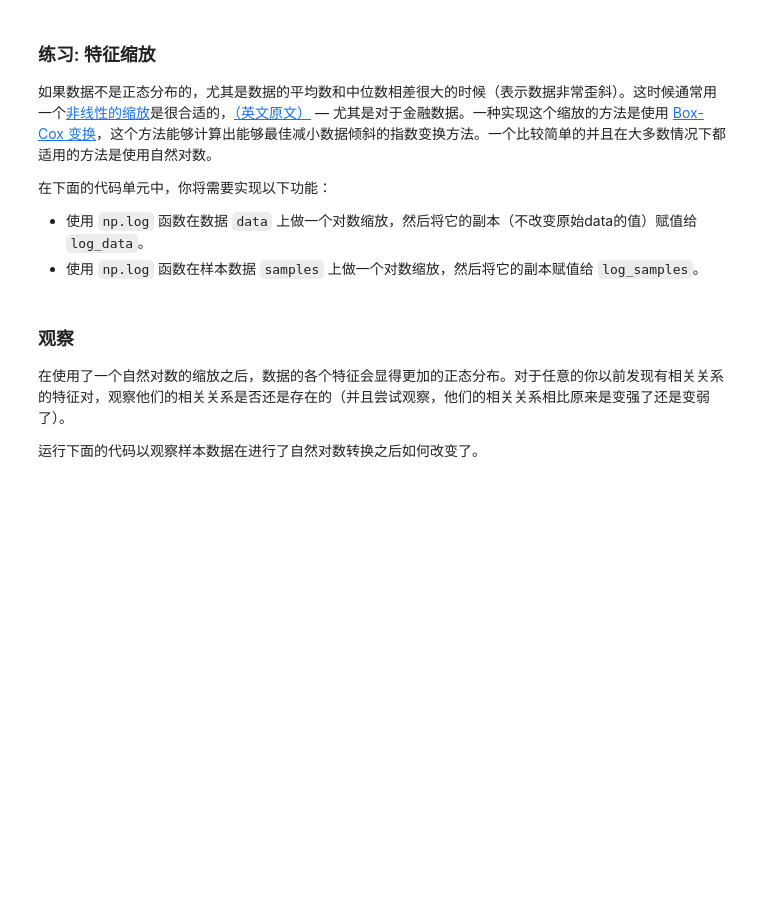
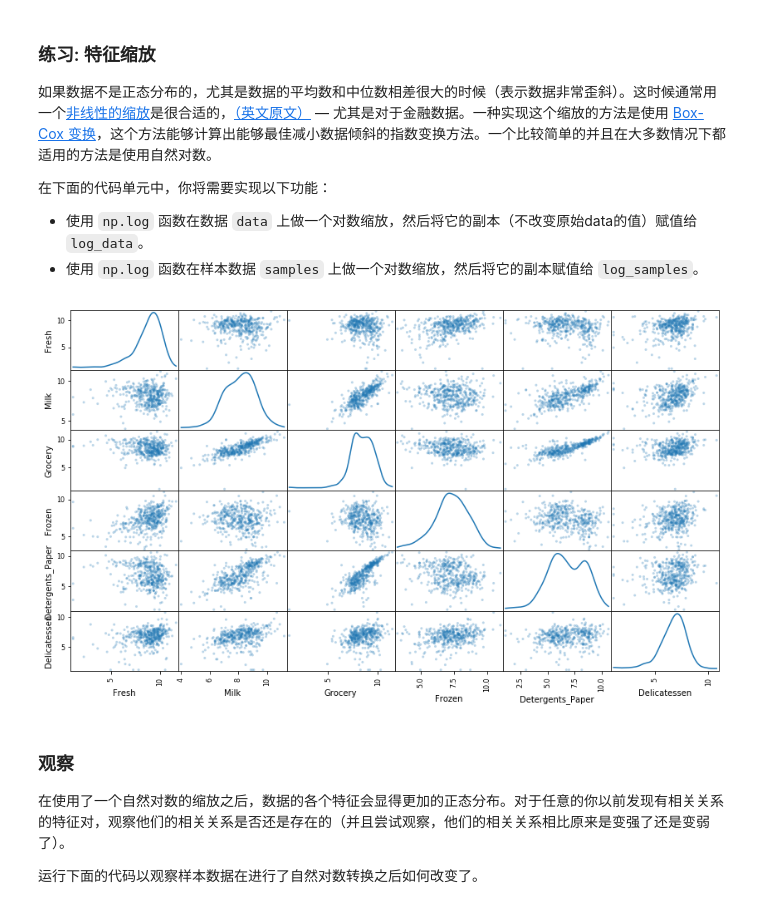
Before and after one commit to shuoranly/Project_customer_segments, a Jupyter notebook: customer_segments.ipynb, the cells around one changed output. Cells and saved outputs as stored; diff of their text form; code cells hidden in the pictures; blank space fills up the shorter version.

```diff
--- a/customer_segments.ipynb
+++ b/customer_segments.ipynb
@@ -101,6 +116,6 @@ data[data.Milk==73498]
 # %%
 # TODO：从数据集中选择三个你希望抽样的数据点的索引
-indices = []
+indices = [18, 322 ,355]
 
 # 为选择的样本建立一个DataFrame
 samples = pd.DataFrame(data.loc[indices], columns = data.keys()).reset_index(drop = True)
@@ -169,13 +219,15 @@ pd.plotting.scatter_matrix(data, alpha = 0.3, figsize = (14,8), diagonal = 'kde'
  - 使用 `np.log` 函数在样本数据 `samples` 上做一个对数缩放，然后将它的副本赋值给 `log_samples`。
 # %%
 # TODO：使用自然对数缩放数据
-log_data = None
+log_data = np.log(data)
 
 # TODO：使用自然对数缩放样本数据
-log_samples = None
+log_samples = np.log(samples)
 
 # 为每一对新产生的特征制作一个散射矩阵
 pd.plotting.scatter_matrix(log_data, alpha = 0.3, figsize = (14,8), diagonal = 'kde');
+# %% [output]
+[figure, added]
 # %% [markdown]
 ### 观察
 在使用了一个自然对数的缩放之后，数据的各个特征会显得更加的正态分布。对于任意的你以前发现有相关关系的特征对，观察他们的相关关系是否还是存在的（并且尝试观察，他们的相关关系相比原来是变强了还是变弱了）。
```
Also changed, not shown: parts of 56 cells of this notebook.
